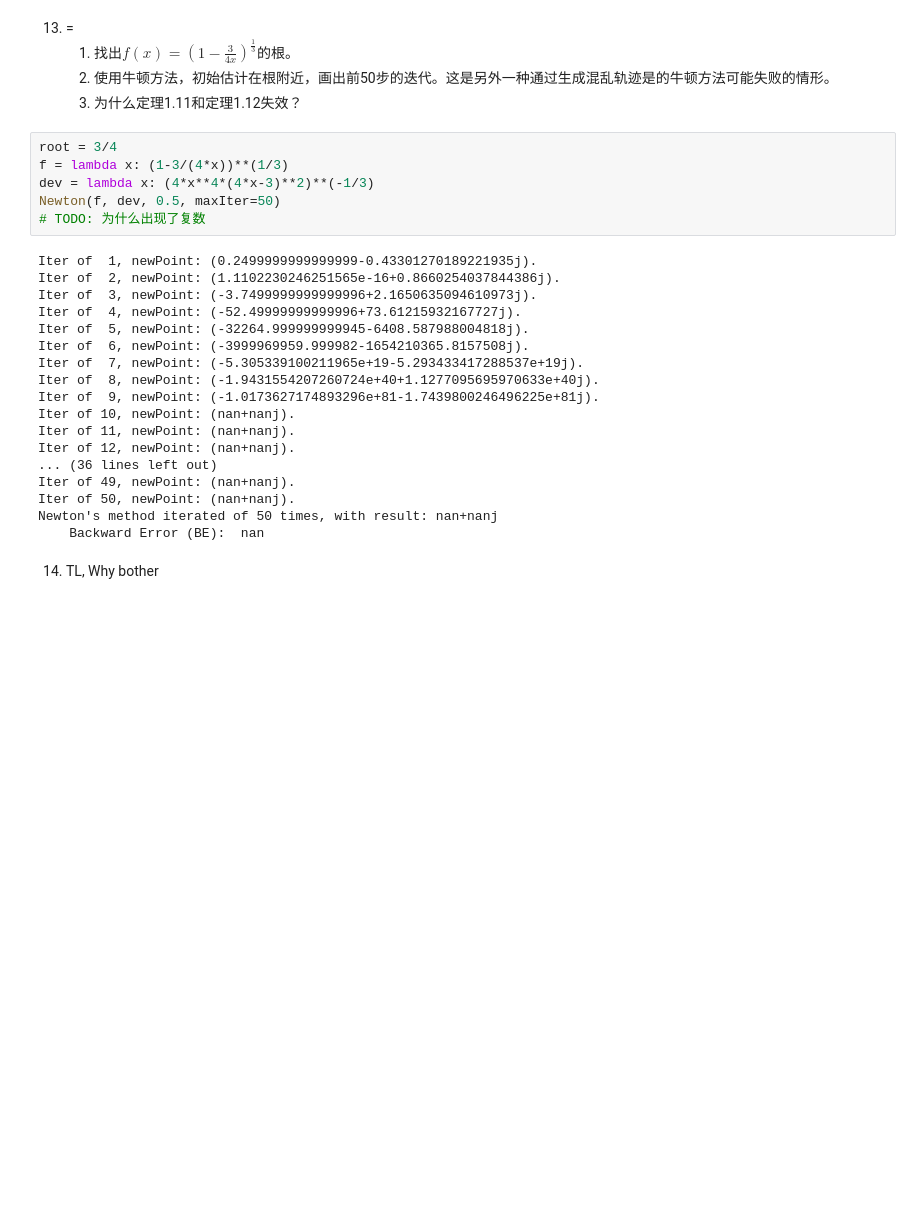
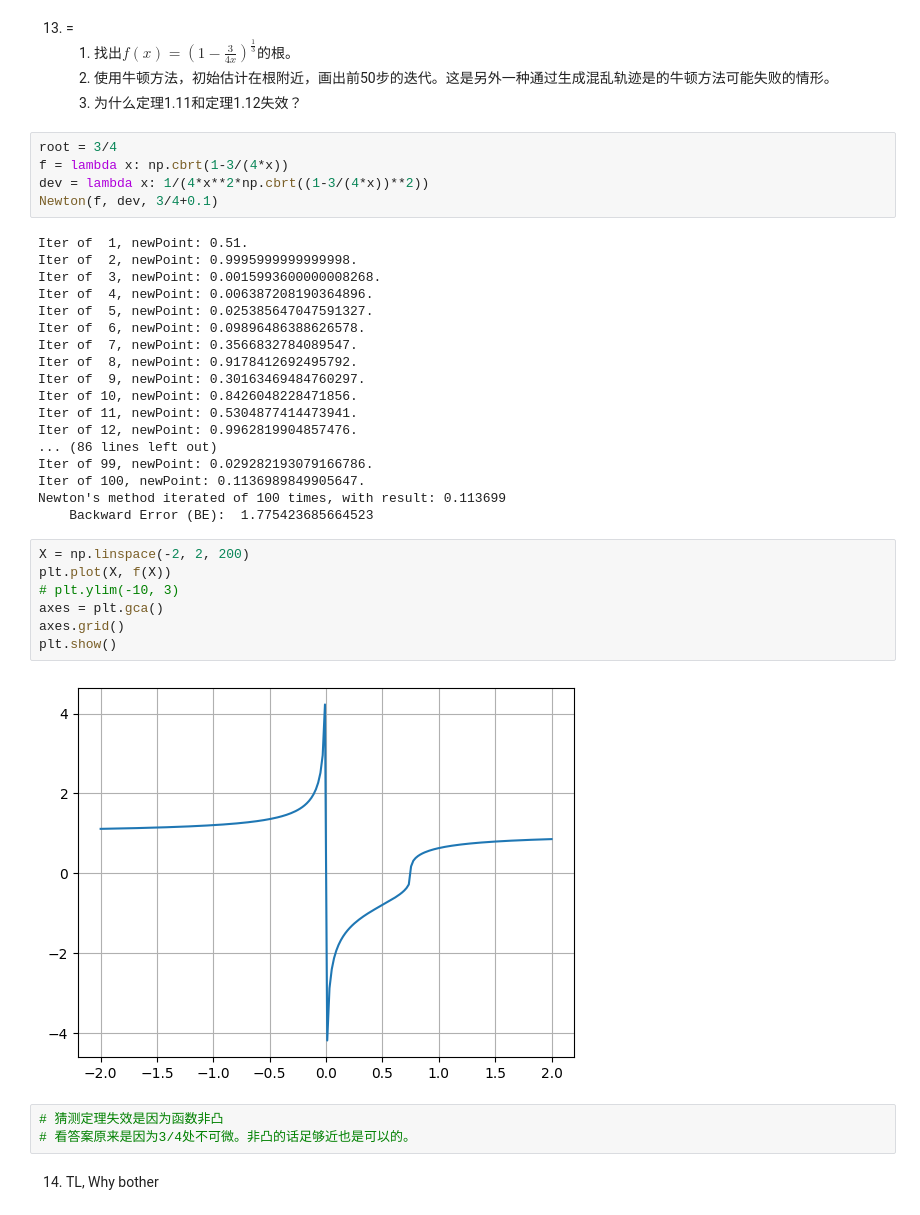
Before and after one commit to Pat-Tron/solution_of_numerical_analysis, a Jupyter notebook: exercise_01_04_newton_s_method.ipynb, the cells around one changed output. Drawn from its saved outputs; the diff is of its cells as text; blank space fills up the shorter version.

```diff
--- a/exercise_01_04_newton_s_method.ipynb
+++ b/exercise_01_04_newton_s_method.ipynb
@@ -502,28 +502,39 @@ Newton's method iterated of 6 times, with result: 2.664249
     3. 为什么定理1.11和定理1.12失效？
 # %%
 root = 3/4
-f = lambda x: (1-3/(4*x))**(1/3)
-dev = lambda x: (4*x**4*(4*x-3)**2)**(-1/3)
-Newton(f, dev, 0.5, maxIter=50)
-# TODO: 为什么出现了复数
+f = lambda x: np.cbrt(1-3/(4*x))
+dev = lambda x: 1/(4*x**2*np.cbrt((1-3/(4*x))**2))
+Newton(f, dev, 3/4+0.1)
 # %% [output]
-Iter of  1, newPoint: (0.2499999999999999-0.43301270189221935j).
-Iter of  2, newPoint: (1.1102230246251565e-16+0.8660254037844386j).
-Iter of  3, newPoint: (-3.7499999999999996+2.1650635094610973j).
-Iter of  4, newPoint: (-52.49999999999996+73.61215932167727j).
-Iter of  5, newPoint: (-32264.999999999945-6408.587988004818j).
-Iter of  6, newPoint: (-3999969959.999982-1654210365.8157508j).
-Iter of  7, newPoint: (-5.305339100211965e+19-5.293433417288537e+19j).
-Iter of  8, newPoint: (-1.9431554207260724e+40+1.1277095695970633e+40j).
-Iter of  9, newPoint: (-1.0173627174893296e+81-1.7439800246496225e+81j).
-Iter of 10, newPoint: (nan+nanj).
-Iter of 11, newPoint: (nan+nanj).
-Iter of 12, newPoint: (nan+nanj).
-... (36 lines left out)
-Iter of 49, newPoint: (nan+nanj).
-Iter of 50, newPoint: (nan+nanj).
-Newton's method iterated of 50 times, with result: nan+nanj
-    Backward Error (BE):  nan
+Iter of  1, newPoint: 0.51.
+Iter of  2, newPoint: 0.9995999999999998.
+Iter of  3, newPoint: 0.0015993600000008268.
+Iter of  4, newPoint: 0.006387208190364896.
+Iter of  5, newPoint: 0.025385647047591327.
+Iter of  6, newPoint: 0.09896486388626578.
+Iter of  7, newPoint: 0.3566832784089547.
+Iter of  8, newPoint: 0.9178412692495792.
+Iter of  9, newPoint: 0.30163469484760297.
+Iter of 10, newPoint: 0.8426048228471856.
+Iter of 11, newPoint: 0.5304877414473941.
+Iter of 12, newPoint: 0.9962819904857476.
+... (86 lines left out)
+Iter of 99, newPoint: 0.029282193079166786.
+Iter of 100, newPoint: 0.1136989849905647.
+Newton's method iterated of 100 times, with result: 0.113699
+    Backward Error (BE):  1.775423685664523
+# %%
+X = np.linspace(-2, 2, 200)
+plt.plot(X, f(X))
+# plt.ylim(-10, 3)
+axes = plt.gca()
+axes.grid()
+plt.show()
+# %% [output]
+[figure, added]
+# %%
+# 猜测定理失效是因为函数非凸
+# 看答案原来是因为3/4处不可微。非凸的话足够近也是可以的。
 # %% [markdown]
 14. TL, Why bother
 # %%
```
